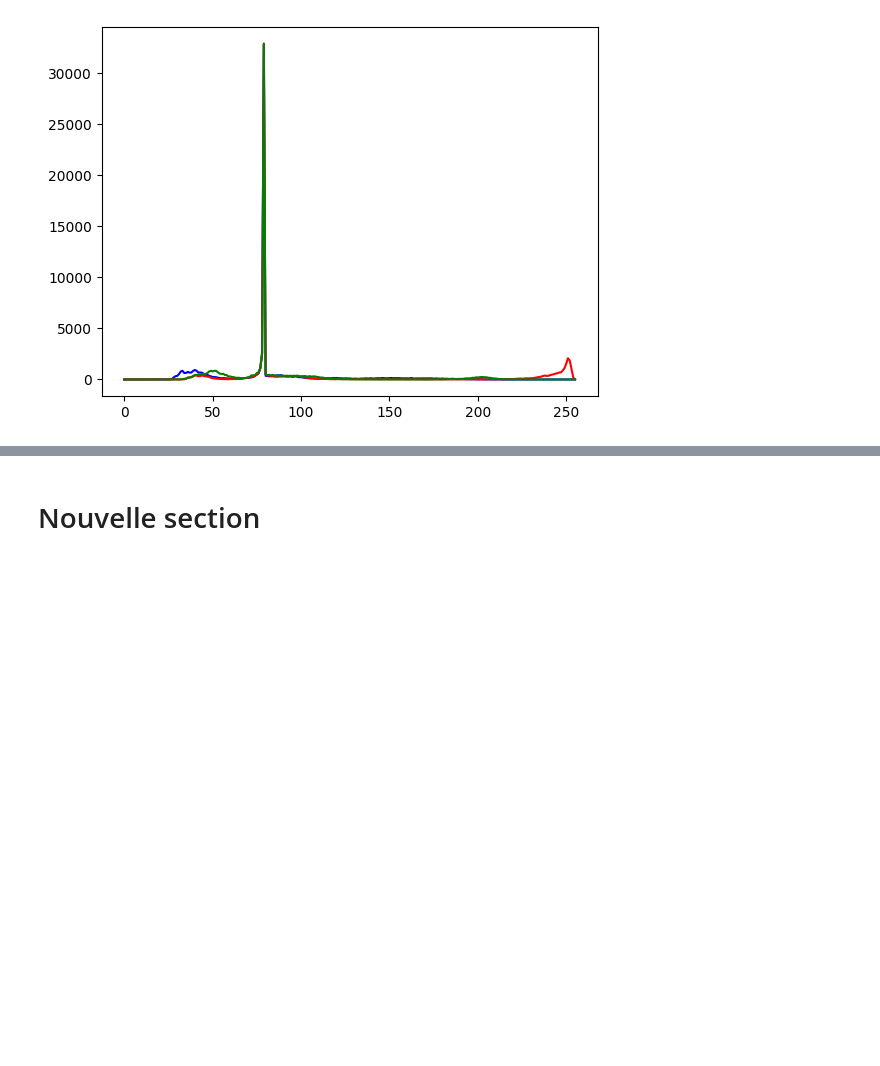
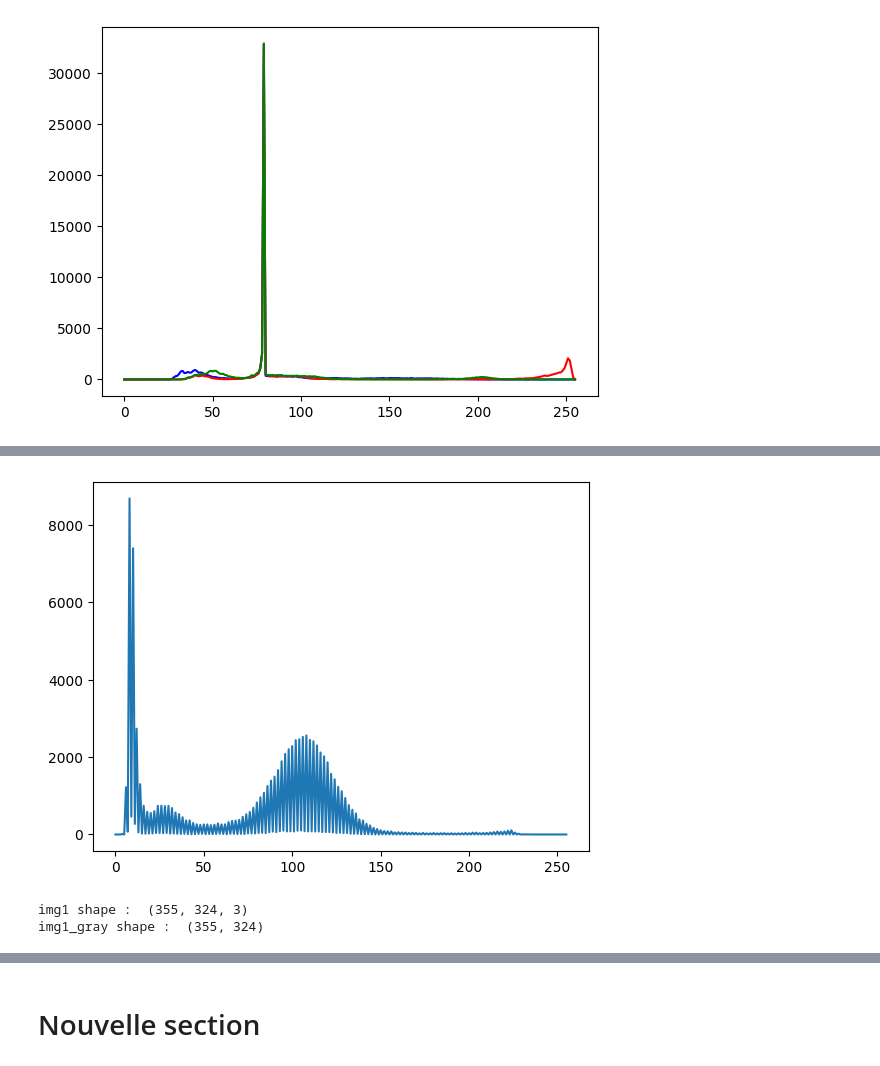
Before and after one commit to vicic8484/TP-V2IA, a Jupyter notebook: V2IA_AutoFormation.ipynb, the cells around one changed output, grey strips where cells are left out. Cells and saved outputs as stored; diff of their text form; code cells hidden in the pictures; blank space fills up the shorter version.

```diff
--- a/V2IA_AutoFormation.ipynb
+++ b/V2IA_AutoFormation.ipynb
@@ -64,0 +77,54 @@ img1 shape :  (223, 318, 3)
+# %%
+# Atelier 4
+img1 = cv2.imread(images_dir + "/circuit.bmp",cv2.IMREAD_GRAYSCALE)
+hist = cv2.calcHist([img1],[0],None,[256],[0,256])
+plt.plot(hist)
+_,th=cv2.threshold(img1,50,255,cv2.THRESH_BINARY)
+_,th2=cv2.threshold(img1,175,255,cv2.THRESH_BINARY)
+cv2.imshow("th", th)
+cv2.imshow("th2", th2)
+cv2.imshow("img1", img1)
+cv2.waitKey(10000)
+cv2.destroyAllWindows()
+# %% [output]
+[figure, added]
+# %%
+# Atelier 5
+img1 = cv2.imread(images_dir + "/spores.bmp")
+print("img1 shape : ",img1.shape)
+cv2.imshow("img1", img1)
+img1_gray = cv2.cvtColor(img1, cv2.COLOR_BGR2GRAY)
+print("img1_gray shape : ",img1_gray.shape)
+cv2.imshow("img1_gray", img1_gray)
+
+img1_gray_inverted = cv2.bitwise_not(img1_gray)
+cv2.imshow("img1_gray_inverted", img1_gray_inverted)
+
+_,img_bin=cv2.threshold(img1_gray_inverted,230,255,cv2.THRESH_BINARY)
+cv2.imshow("bin", img_bin)
+
+
+Ellipse_Kernel = cv2.getStructuringElement(cv2.MORPH_ELLIPSE,(5,5))
+Rect_Kernel = cv2.getStructuringElement(cv2.MORPH_RECT,(5,5))
+Cross_Kernel = cv2.getStructuringElement(cv2.MORPH_CROSS,(5,5))
+dilation = cv2.dilate(img_bin, Ellipse_Kernel,iterations = 1)
+dilation_rect = cv2.dilate(img_bin, Rect_Kernel,iterations = 1)
+dilation_cross = cv2.dilate(img_bin, Cross_Kernel,iterations = 1)
+cv2.imshow("dilation", dilation)
+cv2.imshow("dilation_rect", dilation_rect)
+cv2.imshow("dilation_cross", dilation_cross)
+
+erosion = cv2.erode(img_bin,Ellipse_Kernel,iterations = 1)
+cv2.imshow("erosion", erosion)
+
+kernel = np.array([[0,1,1,0],[1,1,1,1 ],[1,1,1,1 ],[0,1,1,0]],dtype = "uint8")
+opening = cv2.morphologyEx(img_bin, cv2.MORPH_OPEN, kernel)
+closing = cv2.morphologyEx(img_bin, cv2.MORPH_CLOSE, kernel)
+cv2.imshow("opening", opening)
+cv2.imshow("closing", closing)
+
+cv2.waitKey(10000)
+cv2.destroyAllWindows()
+# %% [output]
+img1 shape :  (355, 324, 3)
+img1_gray shape :  (355, 324)
```
Also changed, not shown: parts of 7 cells of this notebook.
